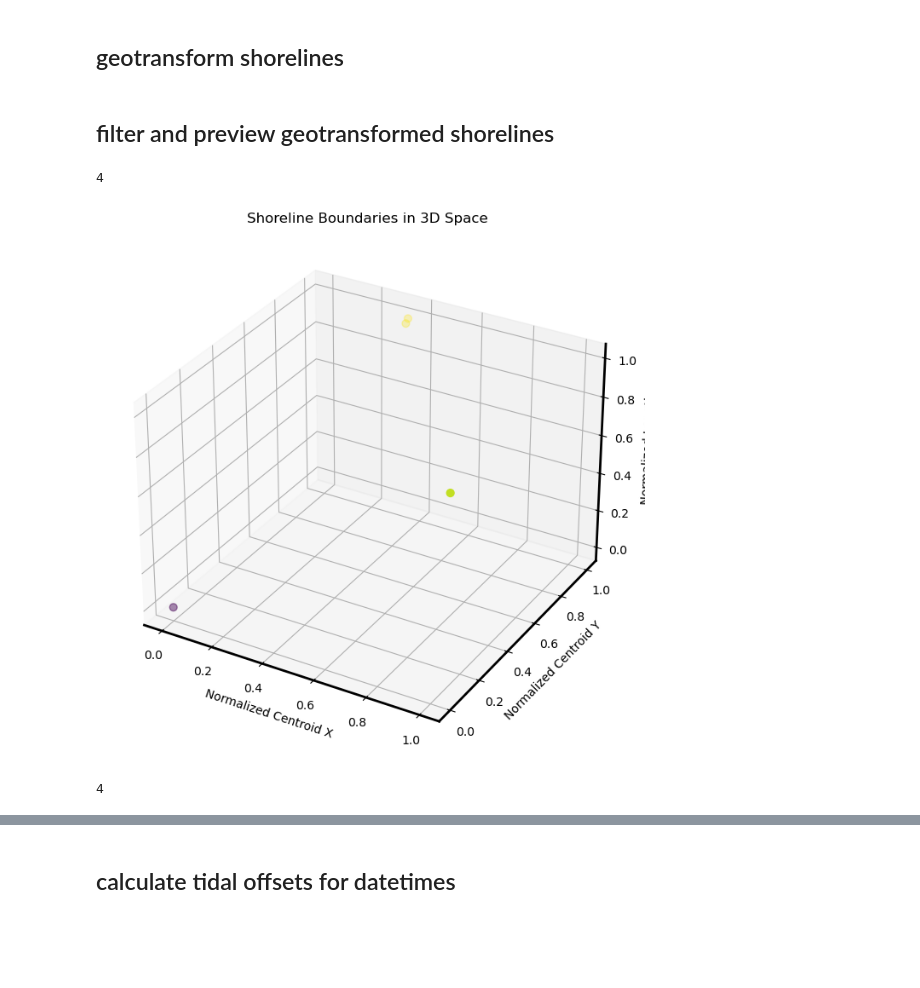
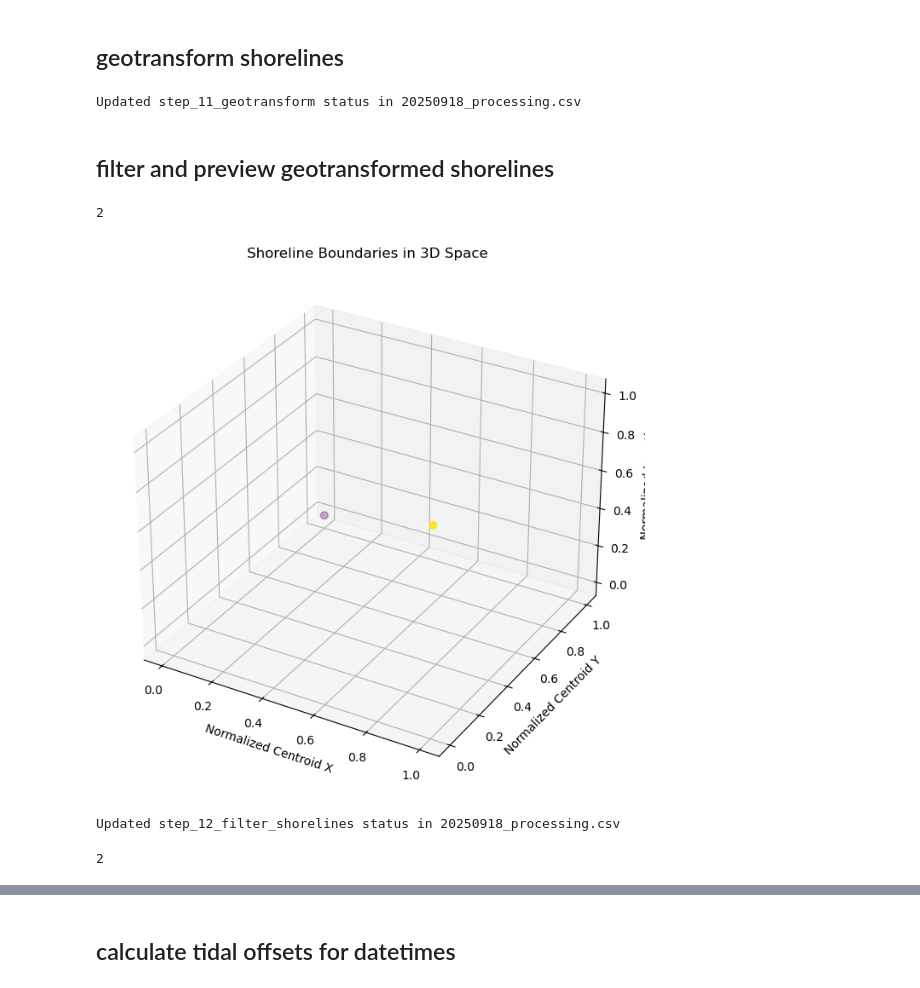
Before and after one commit to Wzesk/Littoral_S2download, a Jupyter notebook: littoral_pipeline.ipynb, the cells around one changed output, grey strips where cells are left out. Cells and saved outputs as stored; diff of their text form; code cells hidden in the pictures; blank space fills up the shorter version.

Commit message:
improvements to refinement process

```diff
--- a/littoral_pipeline.ipynb
+++ b/littoral_pipeline.ipynb
@@ -50,6 +166,6 @@ littoral_sites.load_sites(path=site_table_path)
 | 9 | 6 | anhenunfushi | [[\n 72.95963024376084,\n 5.33584... | 2015-01-01 | 2025-01-01 | 75 | NaN | True |
 # %%
 names = littoral_sites.list_site_names(path=site_table_path)
-site_name = names[3]
+site_name = names[4]
 site_name
 # %% [output]
@@ -81,8 +243,33 @@ se2_col.size().getInfo()
 # %%
 # #ee_s2.process_collection_images_totar(proj_params, se2_col,site_path=site_table_path)
 results = ee_s2.process_collection_images_tofiles(proj_params, se2_col)
-#save results to csv
+
+# Initialize processing dataframe with current date
+from datetime import datetime
+current_date = datetime.now().strftime("%Y%m%d")
+processing_filename = f"{current_date}_processing.csv"
+
+#save results to csv with date
 df = pd.DataFrame(results)
-df.to_csv(f"{save_path}/{site_name}/processing.csv",index=False)
+# Add pipeline tracking columns
+df['pipeline_run_date'] = current_date
+df['step_1_download'] = 'success'
+df['step_2_filter'] = 'pending'
+df['step_3_coregister'] = 'pending'
+df['step_4_cloud_impute'] = 'pending'
+df['step_5_rgb_nir_creation'] = 'pending'
+df['step_6_upsample'] = 'pending'
+df['step_7_normalize'] = 'pending'
+df['step_8_segment'] = 'pending'
+df['step_9_boundary_extract'] = 'pending'
+df['step_10_boundary_refine'] = 'pending'
+df['step_11_geotransform'] = 'pending'
+df['step_12_filter_shorelines'] = 'pending'
+df['step_13_tide_model'] = 'pending'
+df['step_14_tide_correct'] = 'pending'
+
+df.to_csv(f"{save_path}/{site_name}/{processing_filename}",index=False)
+print(f"Processing tracking saved to: {processing_filename}")
+print(f"Downloaded {len(df)} images successfully")
 # %% [output]
 landsat count = 61
@@ -434,7 +661,18 @@ cloudless_report_path = save_path + "/" + site_name + "/" + tiff_folder + "/clou
 coreg_path = save_path + "/" + site_name + "/coregistered/filtered_files.csv"
 shoreline_path = save_path + "/" + site_name + "/SHORELINE"
 # %%
-geo_transform.batch_geotransform(shoreline_path,cloudless_report_path,coreg_path)
+geo_transform_results = geo_transform.batch_geotransform(shoreline_path,cloudless_report_path,coreg_path)
+
+# Update processing status for geotransformation
+processing_filename = get_processing_filename(save_path + "/" + site_name)
+if processing_filename:
+    update_processing_status(
+        save_path + "/" + site_name,
+        processing_filename,
+        'step_11_geotransform'
+    )
+# %% [output]
+Updated step_11_geotransform status in 20250918_processing.csv
 # %% [markdown]
 ## filter and preview geotransformed shorelines
 # %%
@@ -443,14 +681,20 @@ shoreline_path = save_path + "/" + site_name + "/SHORELINE"
 geo_files = [f for f in os.listdir(shoreline_path) if f.endswith('o.csv')]
 len(geo_files)
 # %% [output]
-4
+2
 # %%
 import pandas as pd
 import numpy as np
 import os
 from mpl_toolkits.mplot3d import Axes3D
+import matplotlib.pyplot as plt
 
-import matplotlib.pyplot as plt
+# Ensure font configuration is applied before any plotting
+plt.rcParams.update({
+    'font.family': 'sans-serif',
+    'font.sans-serif': ['DejaVu Sans'],
+    'axes.unicode_minus': False
+})
 
 centroids = []
 lengths = []
@@ -464,34 +708,34 @@ for csv_file in geo_files:
     # Calculate centroid
     centroid_x = np.mean(x)
     centroid_y = np.mean(y)
     centroids.append((centroid_x, centroid_y))
 
     # Calculate polyline length
     dx = np.diff(x)
     dy = np.diff(y)
     segment_lengths = np.sqrt(dx**2 + dy**2)
     total_length = np.sum(segment_lengths)
     lengths.append(total_length)
 
 centroids = np.array(centroids)
 lengths = np.array(lengths)
 
 # Normalize centroid coordinates and lengths to [0, 1]
 centroid_x_norm = (centroids[:, 0] - centroids[:, 0].min()) / (np.ptp(centroids[:, 0]) + 1e-6)
 centroid_y_norm = (centroids[:, 1] - centroids[:, 1].min()) / (np.ptp(centroids[:, 1]) + 1e-6)
 lengths_norm = (lengths - lengths.min()) / (np.ptp(lengths) + 1e-6)
 
 # 3D plot
 fig = plt.figure(figsize=(10, 8))
 ax = fig.add_subplot(111, projection='3d')
 ax.scatter(centroid_x_norm, centroid_y_norm, lengths_norm, c=lengths_norm, cmap='viridis', s=40)
 ax.set_xlabel('Normalized Centroid X')
 ax.set_ylabel('Normalized Centroid Y')
 ax.set_zlabel('Normalized Length')
 ax.set_title('Shoreline Boundaries in 3D Space')
 plt.show()
 # %% [output]
-[figure, old version]
+[figure, new version]
 # %%
 from sklearn.cluster import DBSCAN
 import numpy as np
@@ -522,7 +766,6 @@ def filter_main_cluster(x, y, lengths_norm, eps=0.05, min_samples=10):
     mask = labels == main_cluster
     return mask
 # %%
-
 mask = filter_main_cluster(centroid_x_norm, centroid_y_norm, lengths_norm)
 
 #apply the mask to the geo_files list
@@ -530,9 +773,25 @@ if len(geo_files) < 50:
     filtered_geo_files = geo_files
 else:
     filtered_geo_files = [geo_files[i] for i in range(len(geo_files)) if mask[i]]
+
+# Update processing status for shoreline filtering
+processing_filename = get_processing_filename(save_path + "/" + site_name)
+if processing_filename:
+    update_processing_status(
+        save_path + "/" + site_name,
+        processing_filename,
+        'step_12_filter_shorelines',
+        metrics={
+            'total_shorelines': len(geo_files),
+            'filtered_shorelines': len(filtered_geo_files),
+            'filtering_applied': len(geo_files) >= 50
+        }
+    )
+
 len(filtered_geo_files)
 # %% [output]
-4
+Updated step_12_filter_shorelines status in 20250918_processing.csv
+2
 # %%
 import numpy as np
 import pandas as pd
```
Also changed, not shown: parts of 40 cells of this notebook, 3 other files.
